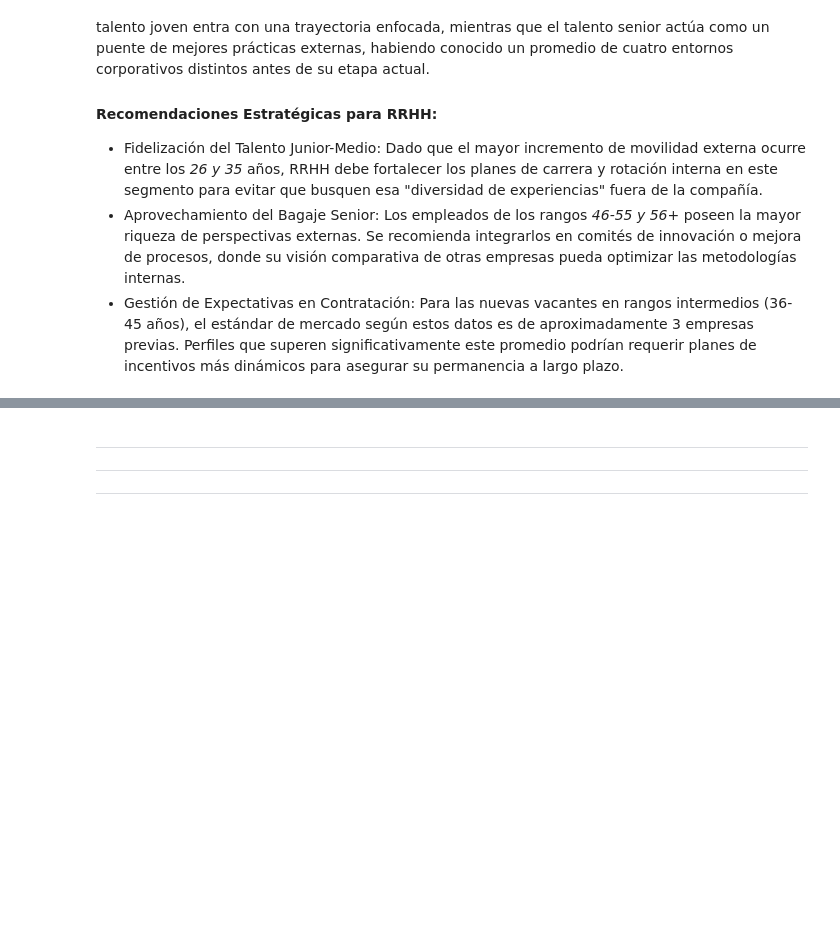
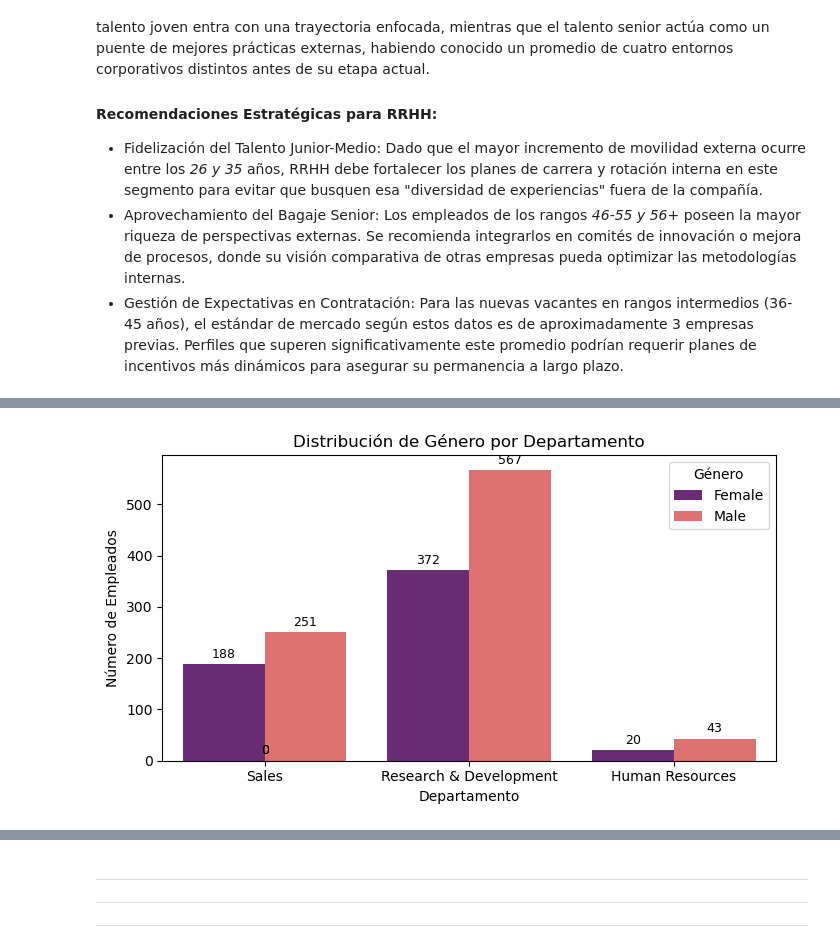
Before and after one commit to PatriciaAnaya/project-da-promo-59-modulo-3-team-3, a Jupyter notebook: optimizacion-de-talento.ipynb, the cells around one changed output, grey strips where cells are left out. Cells and saved outputs as stored; diff of their text form; code cells hidden in the pictures; blank space fills up the shorter version.

Commit message:
visualizaciones edad, genero, dpto

```diff
--- a/optimizacion-de-talento.ipynb
+++ b/optimizacion-de-talento.ipynb
@@ -1475,0 +1492,24 @@ A diferencia de la `monthly_rate`, que presentaba una tendencia en "U", la movil
+# %%
+# Configuración del tamaño de la figura (7, 4)
+plt.figure(figsize=(7, 4))
+
+# Gráfico de recuento segmentado por género
+ax = sns.countplot(data=df_final, x='department', hue='gender', palette='magma')
+
+# Añadir etiquetas de valor sobre las barras
+for p in ax.patches:
+    ax.annotate(f'{int(p.get_height())}',
+                (p.get_x() + p.get_width() / 2., p.get_height()),
+                ha='center', va='center',
+                xytext=(0, 7),
+                textcoords='offset points',
+                fontsize=9)
+
+plt.title('Distribución de Género por Departamento')
+plt.xlabel('Departamento')
+plt.ylabel('Número de Empleados')
+plt.legend(title='Género')
+plt.tight_layout()
+plt.show()
+# %% [output]
+[figure, added]
```
Also changed, not shown: parts of 12 cells of this notebook, 1 other file.
